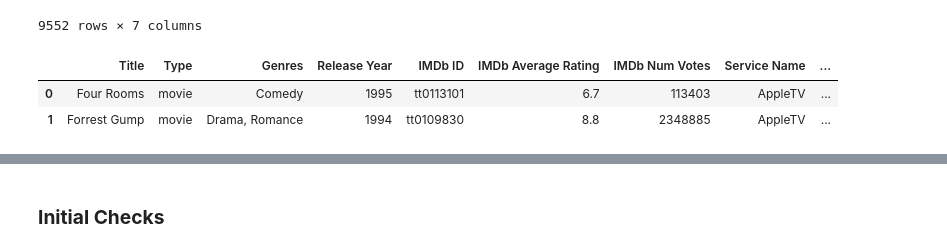
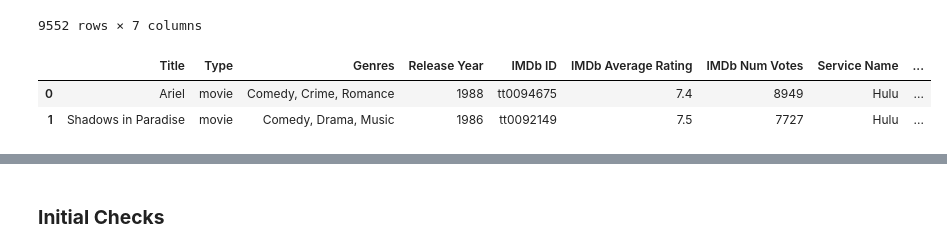
Before and after one commit to rkynhoff/Streaming_Service_Comparisons, a Jupyter notebook: STRM_SERV_COMP_V1.ipynb, the cells around one changed output, grey strips where cells are left out. Saved outputs shown, nothing was run; the diff lists cells and outputs as text; code cells hidden in the pictures.

```diff
--- a/STRM_SERV_COMP_V1.ipynb
+++ b/STRM_SERV_COMP_V1.ipynb
@@ -337,12 +337,12 @@ hulu["Genres"].str.split(", ",expand=True)
 # %%
 # Split the elements in the Genres column while creating new columns for the max number
 hulu[["Genre 1","Genre 2","Genre 3","Genre 4","Genre 5","Genre 6","Genre 7"]] = hulu["Genres"].str.split(',',expand=True)
 
-apple.head(2)
+hulu.head(2)
 # %% [output]
 |  | Title | Type | Genres | Release Year | IMDb ID | IMDb Average Rating | IMDb Num Votes | Service Name | ... |
-| 0 | Four Rooms | movie | Comedy | 1995 | tt0113101 | 6.7 | 113403 | AppleTV | ... |
-| 1 | Forrest Gump | movie | Drama, Romance | 1994 | tt0109830 | 8.8 | 2348885 | AppleTV | ... |
+| 0 | Ariel | movie | Comedy, Crime, Romance | 1988 | tt0094675 | 7.4 | 8949 | Hulu | ... |
+| 1 | Shadows in Paradise | movie | Comedy, Drama, Music | 1986 | tt0092149 | 7.5 | 7727 | Hulu | ... |
 # %%
 # View top 5 rows in the netflix df
 netflix.head()
```
Also changed, not shown: parts of 18 cells of this notebook.
